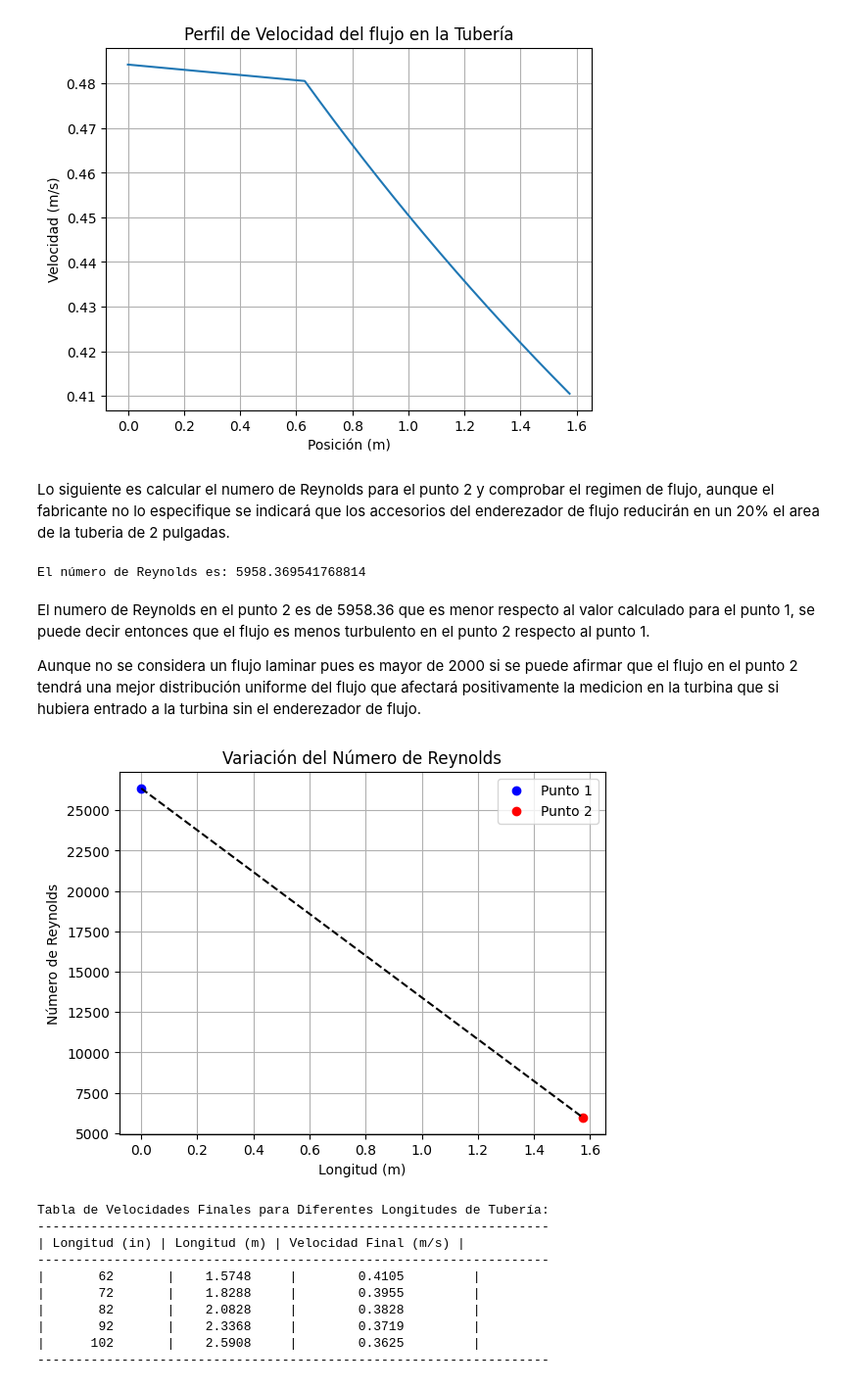
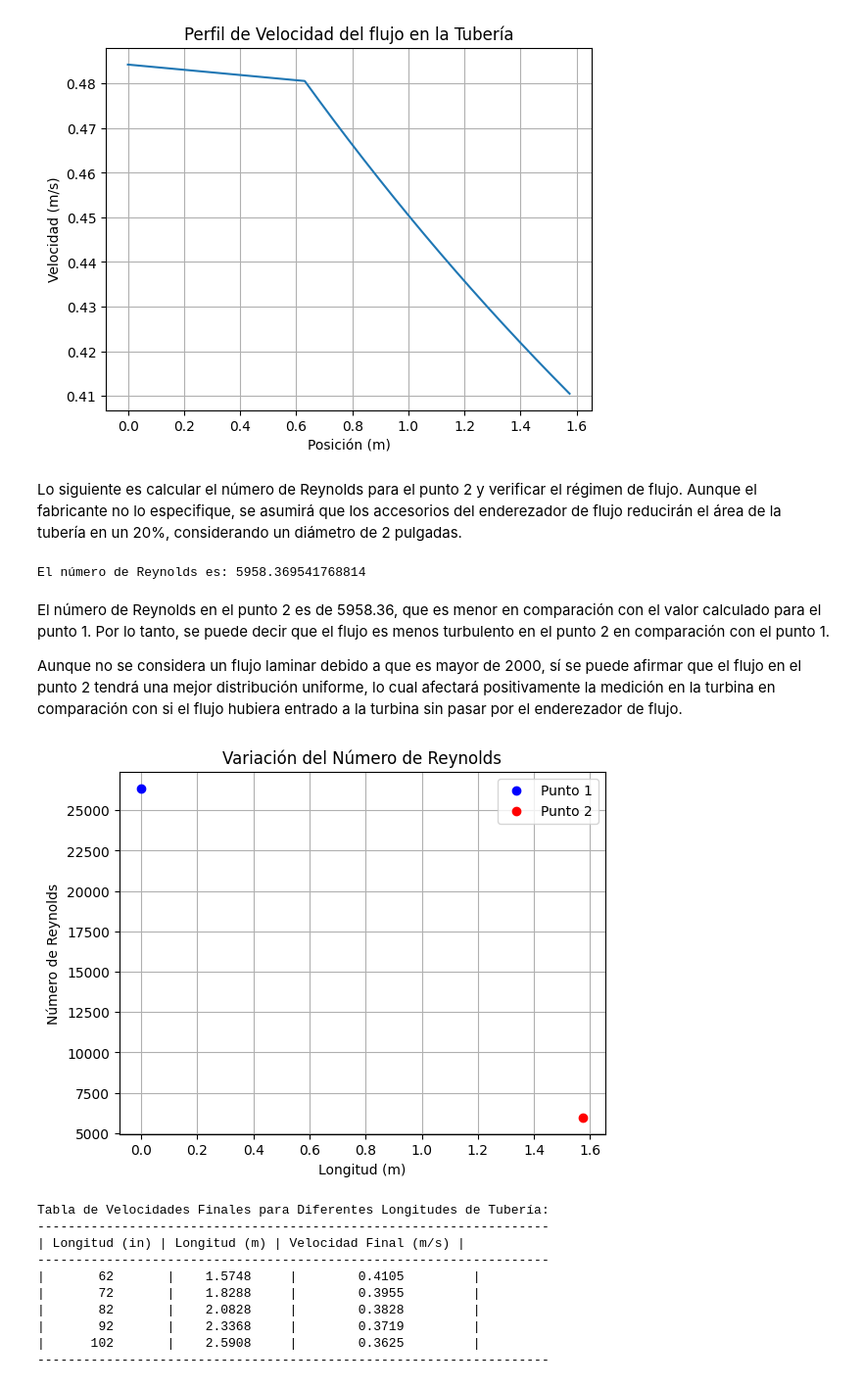
Before and after one commit to ESTEBANBECAL/Flow-Velocity-using-Darcy-Weisbach, a Jupyter notebook: EJECUTABLE.ipynb, the cells around one changed output. Shown at 98% size. Saved outputs shown, nothing was run; the diff lists cells and outputs as text; code cells hidden in the pictures.

```diff
--- a/EJECUTABLE.ipynb
+++ b/EJECUTABLE.ipynb
@@ -202,7 +219,7 @@ plt.show()
 Velocidad final: 0.4105175865391899
 [figure]
 # %% [markdown]
-Lo siguiente es calcular el numero de Reynolds para el punto 2 y comprobar el regimen de flujo, aunque el fabricante no lo especifique se indicará que los accesorios del enderezador de flujo reducirán en un 20% el area de la tuberia de 2 pulgadas.
+Lo siguiente es calcular el número de Reynolds para el punto 2 y verificar el régimen de flujo. Aunque el fabricante no lo especifique, se asumirá que los accesorios del enderezador de flujo reducirán el área de la tubería en un 20%, considerando un diámetro de 2 pulgadas.
 # %%
 diametro2_metros = 0.0254 * 2 * 0.8
 
@@ -213,29 +230,27 @@ print("El número de Reynolds es:", Re2)
 # %% [output]
 El número de Reynolds es: 5958.369541768814
 # %% [markdown]
-El numero de Reynolds en el punto 2 es de 5958.36 que es menor respecto al valor calculado para el punto 1, se puede decir entonces que el flujo es menos turbulento en el punto 2 respecto al punto 1.
+El número de Reynolds en el punto 2 es de 5958.36, que es menor en comparación con el valor calculado para el punto 1. Por lo tanto, se puede decir que el flujo es menos turbulento en el punto 2 en comparación con el punto 1.
 
-Aunque no se considera un flujo laminar pues es mayor de 2000 si se puede afirmar que el flujo en el punto 2 tendrá una mejor distribución uniforme del flujo que afectará positivamente la medicion en la turbina que si hubiera entrado a la turbina sin el enderezador de flujo.
+Aunque no se considera un flujo laminar debido a que es mayor de 2000, sí se puede afirmar que el flujo en el punto 2 tendrá una mejor distribución uniforme, lo cual afectará positivamente la medición en la turbina en comparación con si el flujo hubiera entrado a la turbina sin pasar por el enderezador de flujo.
 # %%
 import matplotlib.pyplot as plt
 
 x1, y1 = 0, Re1
 x2, y2 = 0.0254 * 62, Re2
 
 plt.plot(x1, y1, 'bo', label='Punto 1')
 plt.plot(x2, y2, 'ro', label='Punto 2')
 
-plt.plot([x1, x2], [y1, y2], 'k--')
-
 plt.xlabel('Longitud (m)')
 plt.ylabel('Número de Reynolds')
 plt.title('Variación del Número de Reynolds')
 plt.legend()
 
 plt.grid(True)
 plt.show()
 # %% [output]
-[figure, old version]
+[figure, new version]
 # %%
 import numpy as np
 
```
Also changed, not shown: parts of 7 cells of this notebook.
